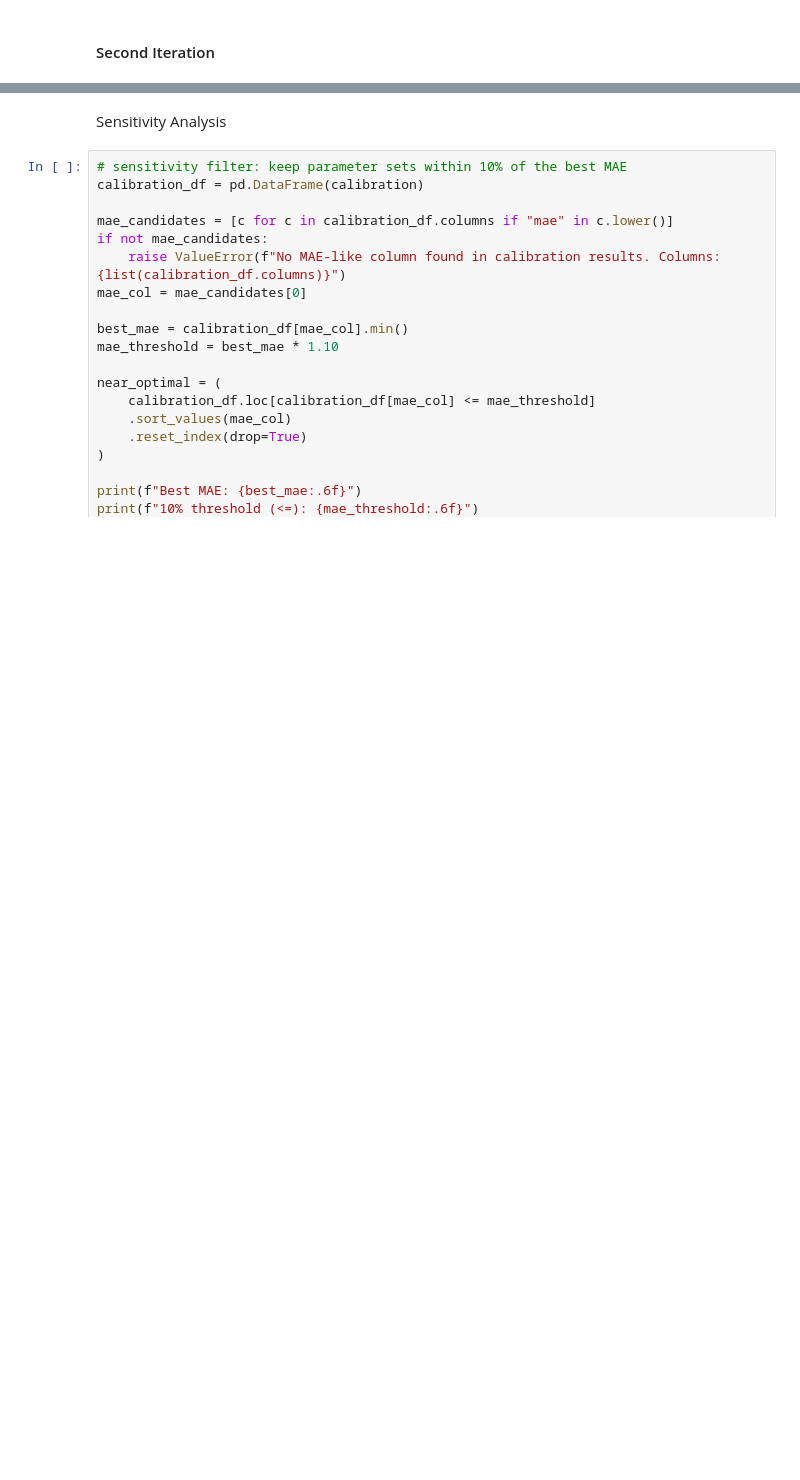
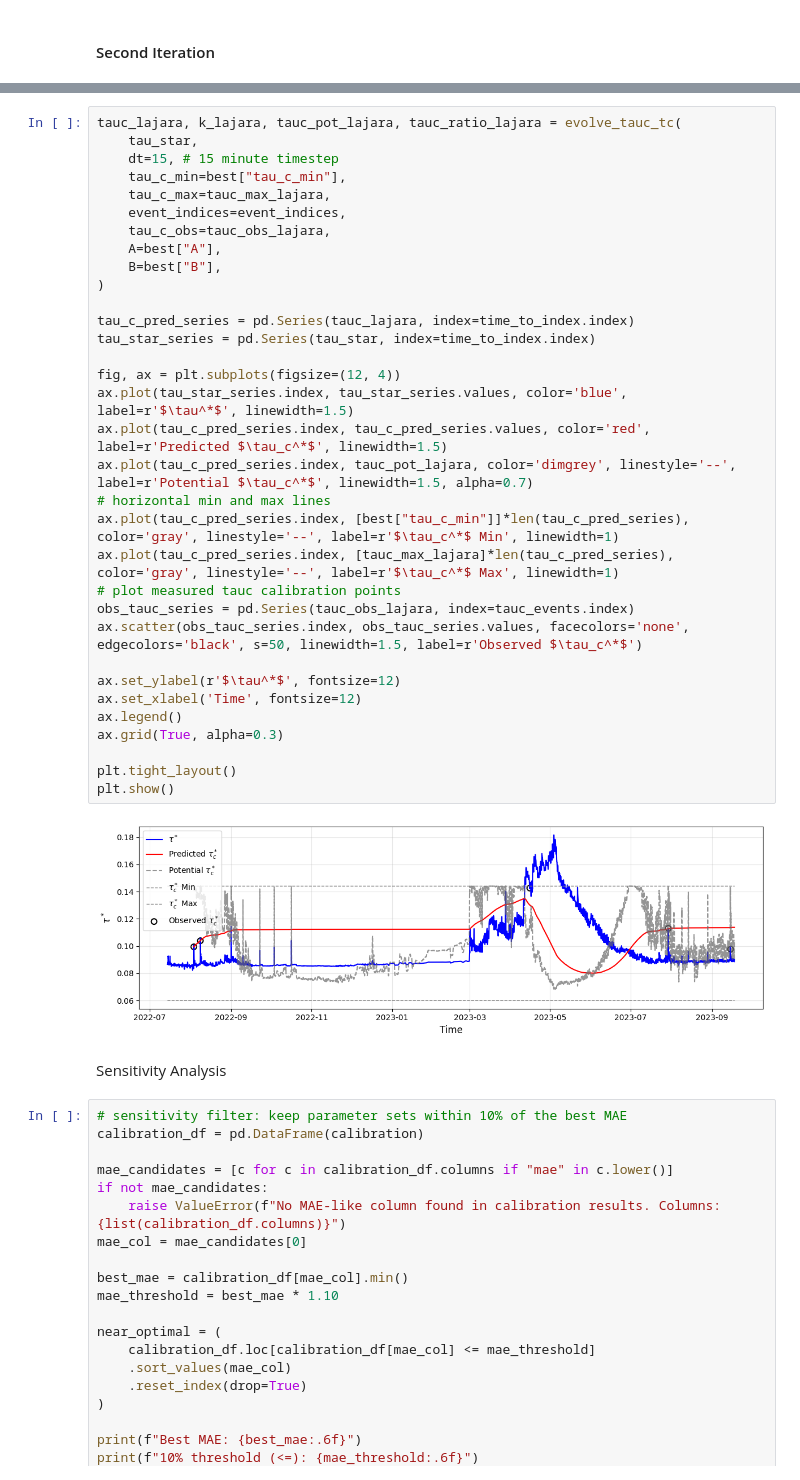
Before and after one commit to nicole-hucke/shear_stress_paper, a Jupyter notebook: antecedent_conditions/predictive_equation/finding_parameters_for_predictive_model.ipynb, the cells around one changed output, grey strips where cells are left out. Saved outputs shown, nothing was run; the diff lists cells and outputs as text; blank space fills up the shorter version.

```diff
--- a/antecedent_conditions/predictive_equation/finding_parameters_for_predictive_model.ipynb
+++ b/antecedent_conditions/predictive_equation/finding_parameters_for_predictive_model.ipynb
@@ -1019,3 +1030,38 @@ Best-fit parameters:
+# %%
+tauc_lajara, k_lajara, tauc_pot_lajara, tauc_ratio_lajara = evolve_tauc_tc(
+    tau_star,
+    dt=15, # 15 minute timestep
+    tau_c_min=best["tau_c_min"],
+    tau_c_max=tauc_max_lajara,
+    event_indices=event_indices,
+    tau_c_obs=tauc_obs_lajara,
+    A=best["A"],
+    B=best["B"],
+)
+
+tau_c_pred_series = pd.Series(tauc_lajara, index=time_to_index.index)
+tau_star_series = pd.Series(tau_star, index=time_to_index.index)
+
+fig, ax = plt.subplots(figsize=(12, 4))
+ax.plot(tau_star_series.index, tau_star_series.values, color='blue', label=r'$\tau^*$', linewidth=1.5)
+ax.plot(tau_c_pred_series.index, tau_c_pred_series.values, color='red', label=r'Predicted $\tau_c^*$', linewidth=1.5)
+ax.plot(tau_c_pred_series.index, tauc_pot_lajara, color='dimgrey', linestyle='--', label=r'Potential $\tau_c^*$', linewidth=1.5, alpha=0.7)
+# horizontal min and max lines
+ax.plot(tau_c_pred_series.index, [best["tau_c_min"]]*len(tau_c_pred_series), color='gray', linestyle='--', label=r'$\tau_c^*$ Min', linewidth=1)
+ax.plot(tau_c_pred_series.index, [tauc_max_lajara]*len(tau_c_pred_series), color='gray', linestyle='--', label=r'$\tau_c^*$ Max', linewidth=1)
+# plot measured tauc calibration points
+obs_tauc_series = pd.Series(tauc_obs_lajara, index=tauc_events.index)
+ax.scatter(obs_tauc_series.index, obs_tauc_series.values, facecolors='none', edgecolors='black', s=50, linewidth=1.5, label=r'Observed $\tau_c^*$')
+
+ax.set_ylabel(r'$\tau^*$', fontsize=12)
+ax.set_xlabel('Time', fontsize=12)
+ax.legend()
+ax.grid(True, alpha=0.3)
+
+plt.tight_layout()
+plt.show()
+# %% [output]
+[figure, added]
 # %% [markdown]
 Sensitivity Analysis
 # %%
```
Also changed, not shown: parts of 8 cells of this notebook, 26 other files.
